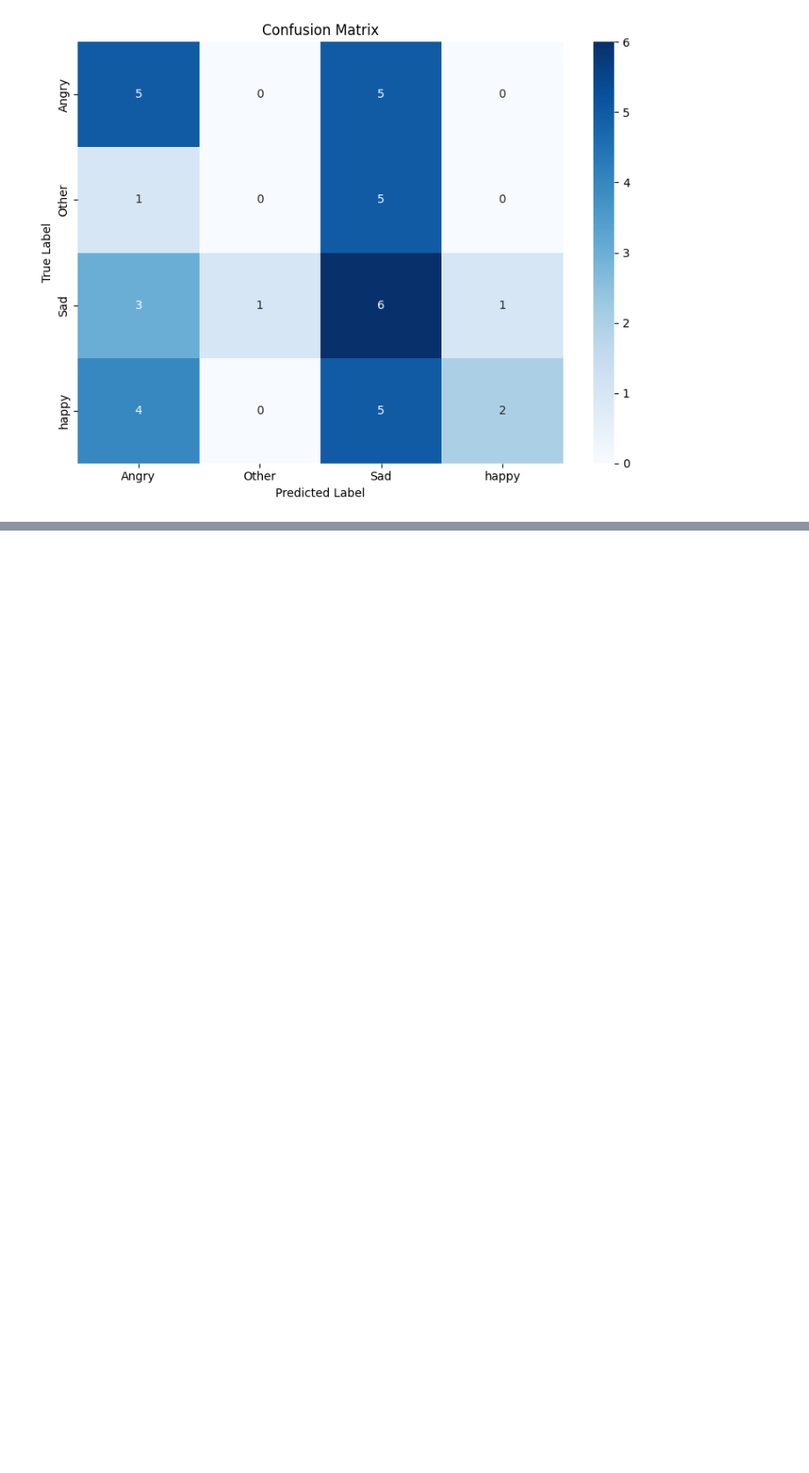
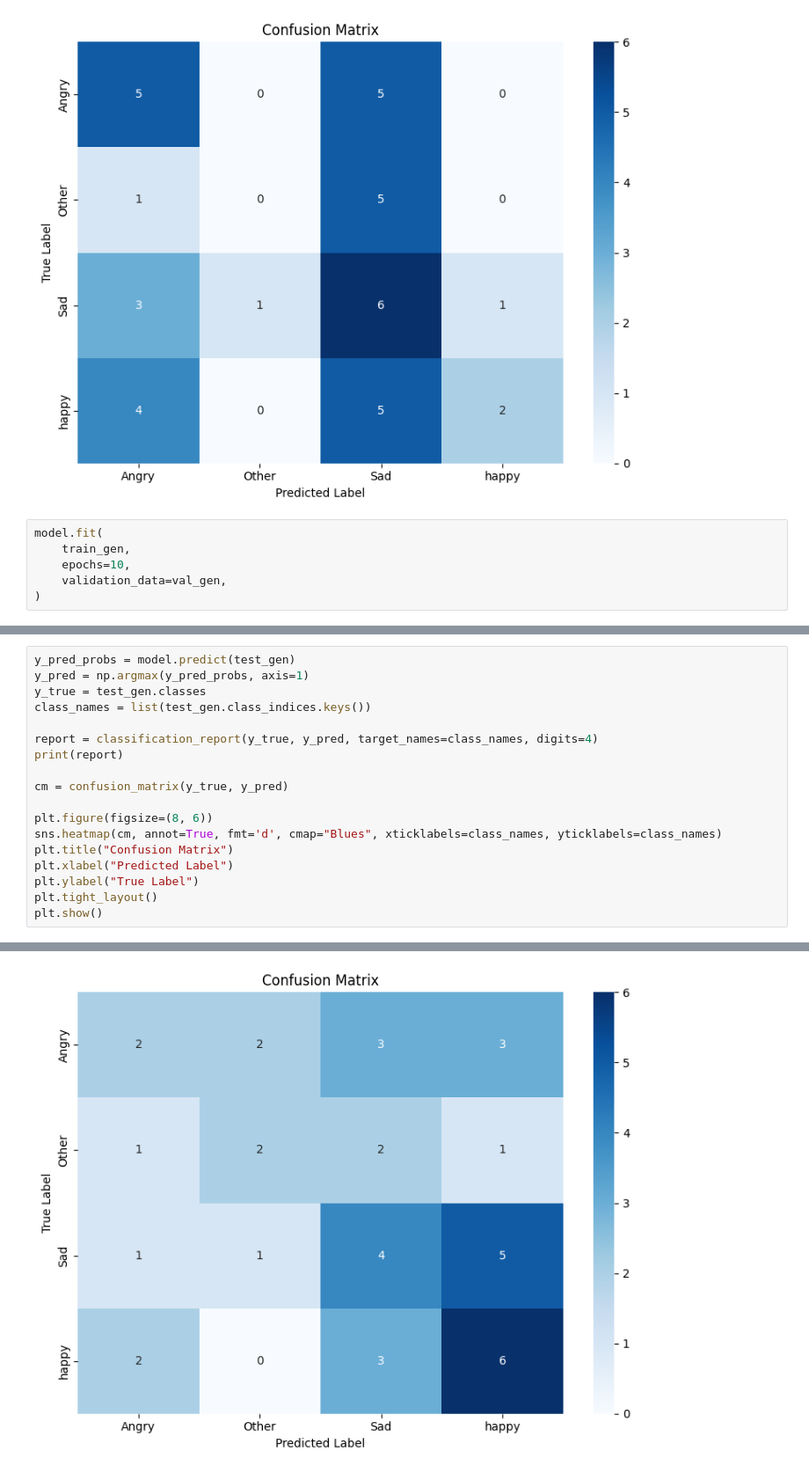
Before and after one commit to NadineTamish/Computer-Vision-Course-Assignments, a Jupyter notebook: Assignment_4/inceptionV3.ipynb, the cells around one changed output, grey strips where cells are left out. Shown at 88% size. Saved outputs shown, nothing was run; the diff lists cells and outputs as text; blank space fills up the shorter version.

```diff
--- a/Assignment_4/inceptionV3.ipynb
+++ b/Assignment_4/inceptionV3.ipynb
@@ -309,3 +309,9 @@ plt.show()
    macro avg     0.3342    0.3068    0.2739        38
 weighted avg     0.3769    0.3421    0.3057        38
 [figure]
+# %%
+model.fit(
+    train_gen,
+    epochs=10,
+    validation_data=val_gen,
+)
@@ -311,0 +340,19 @@ weighted avg     0.3769    0.3421    0.3057        38
+# %%
+y_pred_probs = model.predict(test_gen)
+y_pred = np.argmax(y_pred_probs, axis=1)
+y_true = test_gen.classes
+class_names = list(test_gen.class_indices.keys())
+
+report = classification_report(y_true, y_pred, target_names=class_names, digits=4)
+print(report)
+
+cm = confusion_matrix(y_true, y_pred)
+
+plt.figure(figsize=(8, 6))
+sns.heatmap(cm, annot=True, fmt='d', cmap="Blues", xticklabels=class_names, yticklabels=class_names)
+plt.title("Confusion Matrix")
+plt.xlabel("Predicted Label")
+plt.ylabel("True Label")
+plt.tight_layout()
+plt.show()
+# %% [output]
@@ -311,0 +370 @@ weighted avg     0.3769    0.3421    0.3057        38
+[figure, added]
```
Also changed, not shown: parts of 2 cells of this notebook, 1 other file.
